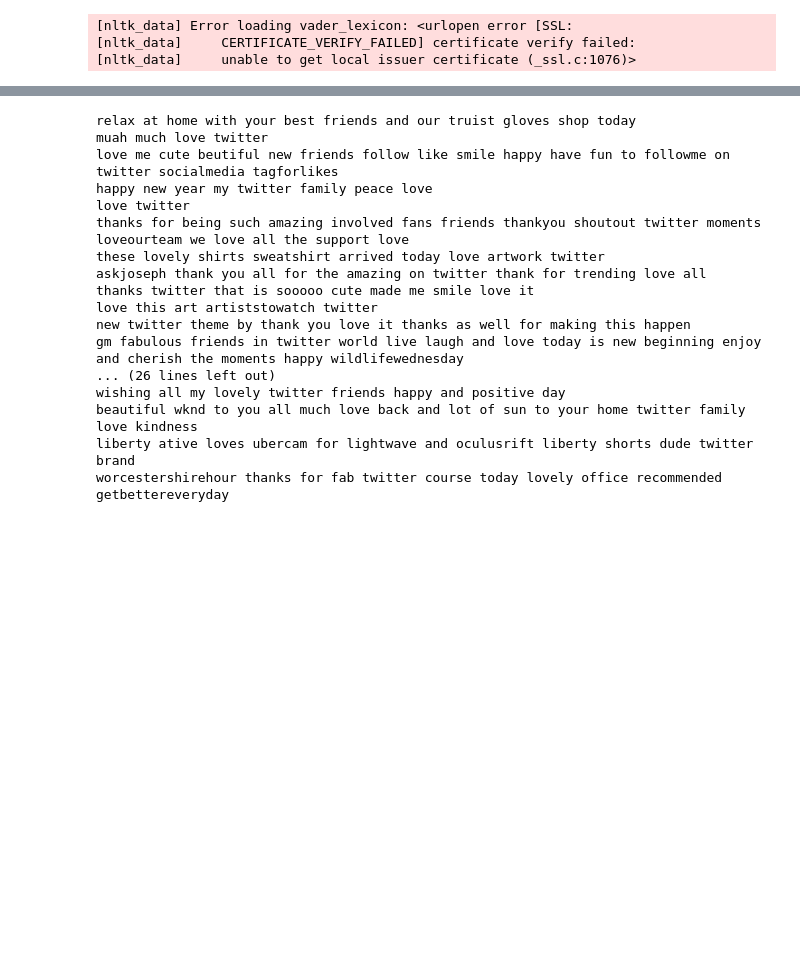
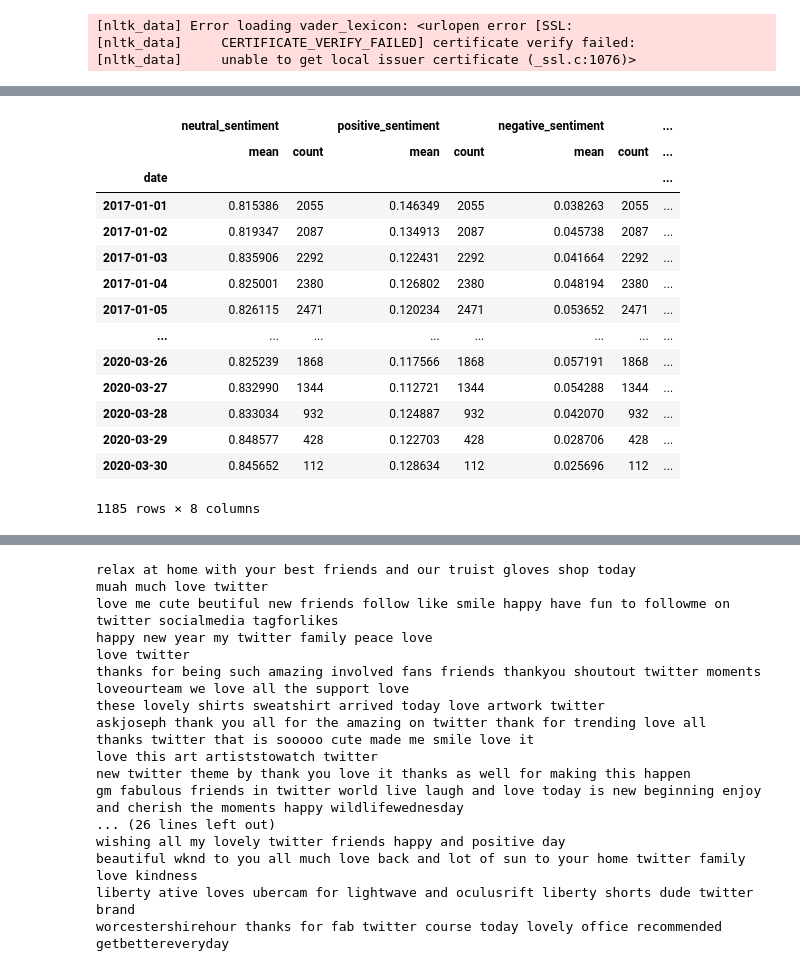
Before and after one commit to phpinto/social_media_sentiment_analysis_to_predict_stock_prices, a Jupyter notebook: api_calls/python/Jupyeter Notebooks/Generating_sentiment.ipynb, the cells around one changed output, grey strips where cells are left out. Saved outputs shown, nothing was run; the diff lists cells and outputs as text; code cells hidden in the pictures; blank space fills up the shorter version.

```diff
--- a/api_calls/python/Jupyeter Notebooks/Generating_sentiment.ipynb
+++ b/api_calls/python/Jupyeter Notebooks/Generating_sentiment.ipynb
@@ -88,0 +111,3 @@ my_df
+# %%
+my_df_2 = my_df.copy()
+my_df_2.dtypes
@@ -88,0 +132,3 @@ my_df
+# %%
+my_df_2["date"] = pd.to_datetime(my_df_2["date"]).dt.date
+my_df_2.head()
@@ -88,0 +167,24 @@ my_df
+# %%
+my_df_2['week'] = pd.to_datetime(my_df_2['date']).dt.week
+my_df_2['month'] = pd.to_datetime(my_df_2['date']).dt.month
+my_df_2['year'] = pd.to_datetime(my_df_2['date']).dt.year
+# %%
+data = my_df_2[["neutral_sentiment","positive_sentiment", "negative_sentiment","overall_sentiment", "date"]].groupby(['date']).agg(['mean', "count"])
+# %%
+data
+# %% [output]
+|  | neutral_sentiment |  | positive_sentiment |  | negative_sentiment |  | ... |
+|  | mean | count | mean | count | mean | count | ... |
+| date |  |  |  |  |  |  | ... |
+| 2017-01-01 | 0.815386 | 2055 | 0.146349 | 2055 | 0.038263 | 2055 | ... |
+| 2017-01-02 | 0.819347 | 2087 | 0.134913 | 2087 | 0.045738 | 2087 | ... |
+| 2017-01-03 | 0.835906 | 2292 | 0.122431 | 2292 | 0.041664 | 2292 | ... |
+| 2017-01-04 | 0.825001 | 2380 | 0.126802 | 2380 | 0.048194 | 2380 | ... |
+| 2017-01-05 | 0.826115 | 2471 | 0.120234 | 2471 | 0.053652 | 2471 | ... |
+| ... | ... | ... | ... | ... | ... | ... | ... |
+| 2020-03-26 | 0.825239 | 1868 | 0.117566 | 1868 | 0.057191 | 1868 | ... |
+| 2020-03-27 | 0.832990 | 1344 | 0.112721 | 1344 | 0.054288 | 1344 | ... |
+| 2020-03-28 | 0.833034 | 932 | 0.124887 | 932 | 0.042070 | 932 | ... |
+| 2020-03-29 | 0.848577 | 428 | 0.122703 | 428 | 0.028706 | 428 | ... |
+| 2020-03-30 | 0.845652 | 112 | 0.128634 | 112 | 0.025696 | 112 | ... |
+1185 rows × 8 columns
```
Also changed, not shown: parts of 18 cells of this notebook.
